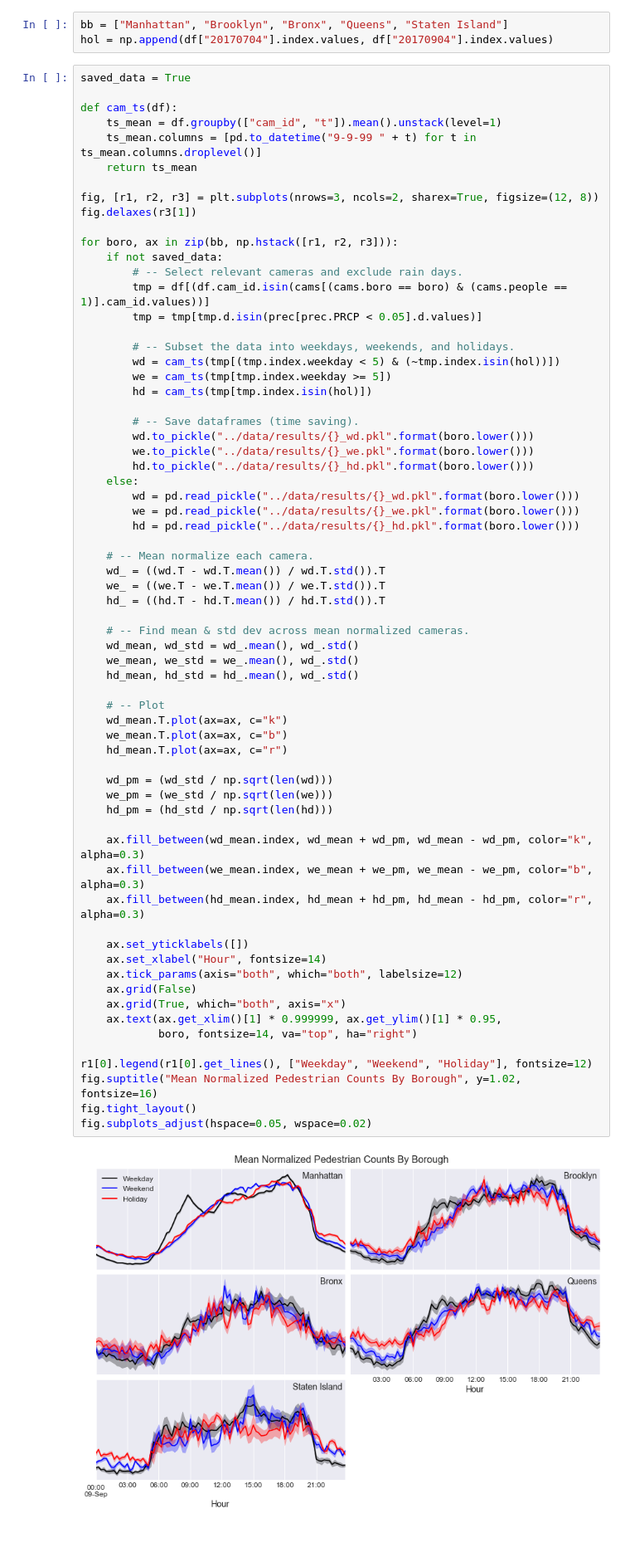
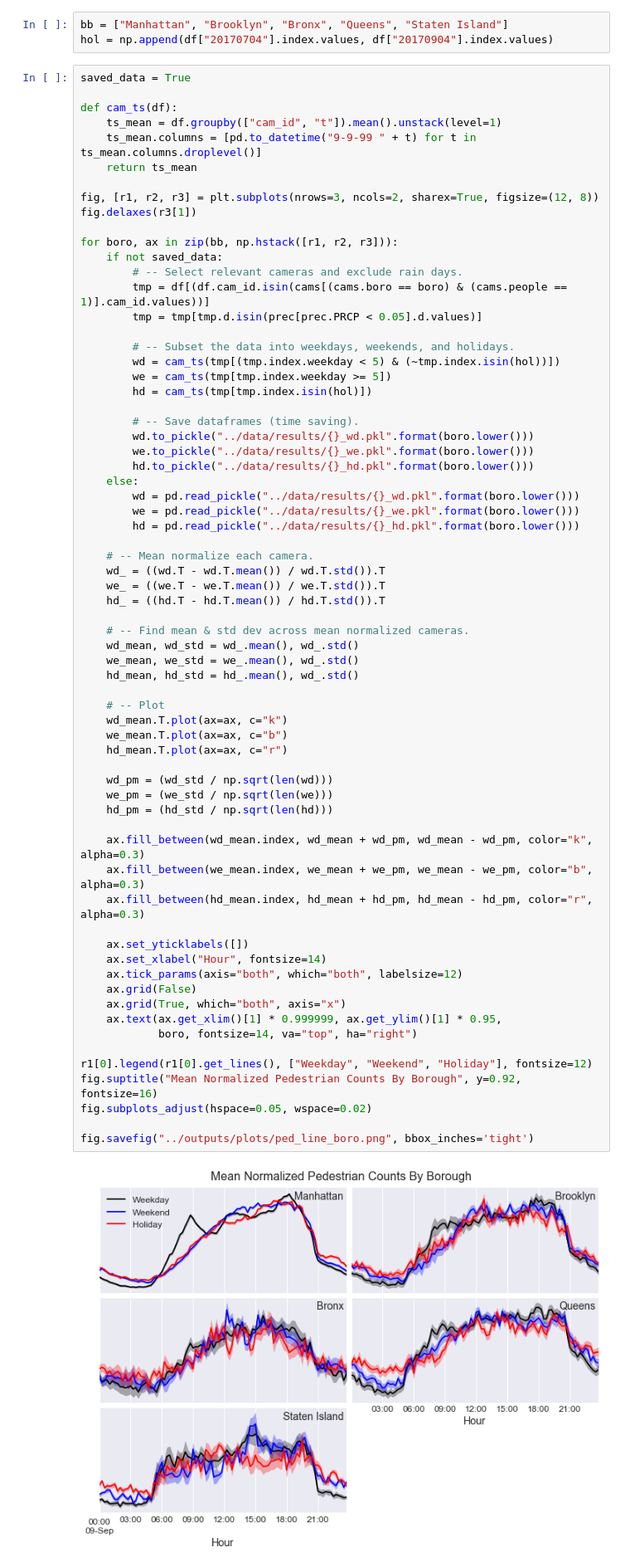
Before and after one commit to basyavasya-honmono/hadive, a Jupyter notebook: notebooks/1.0-JV-AssortedPlots.ipynb, the cells around one changed output. Shown at 83% size. Drawn from its saved outputs; the diff is of its cells as text; blank space fills up the shorter version.

Commit message:
Updated plots and output to file

```diff
--- a/notebooks/1.0-JV-AssortedPlots.ipynb
+++ b/notebooks/1.0-JV-AssortedPlots.ipynb
@@ -109,33 +117,34 @@ for boro, ax in zip(bb, np.hstack([r1, r2, r3])):
 
     # -- Find mean & std dev across mean normalized cameras.
     wd_mean, wd_std = wd_.mean(), wd_.std()
     we_mean, we_std = we_.mean(), wd_.std()
     hd_mean, hd_std = hd_.mean(), wd_.std()
 
     # -- Plot
     wd_mean.T.plot(ax=ax, c="k")
     we_mean.T.plot(ax=ax, c="b")
     hd_mean.T.plot(ax=ax, c="r")
 
     wd_pm = (wd_std / np.sqrt(len(wd)))
     we_pm = (we_std / np.sqrt(len(we)))
     hd_pm = (hd_std / np.sqrt(len(hd)))
 
     ax.fill_between(wd_mean.index, wd_mean + wd_pm, wd_mean - wd_pm, color="k", alpha=0.3)
     ax.fill_between(we_mean.index, we_mean + we_pm, we_mean - we_pm, color="b", alpha=0.3)
     ax.fill_between(hd_mean.index, hd_mean + hd_pm, hd_mean - hd_pm, color="r", alpha=0.3)
 
     ax.set_yticklabels([])
     ax.set_xlabel("Hour", fontsize=14)
     ax.tick_params(axis="both", which="both", labelsize=12)
     ax.grid(False)
     ax.grid(True, which="both", axis="x")
     ax.text(ax.get_xlim()[1] * 0.999999, ax.get_ylim()[1] * 0.95,
             boro, fontsize=14, va="top", ha="right")
 
 r1[0].legend(r1[0].get_lines(), ["Weekday", "Weekend", "Holiday"], fontsize=12)
-fig.suptitle("Mean Normalized Pedestrian Counts By Borough", y=1.02, fontsize=16)
-fig.tight_layout()
+fig.suptitle("Mean Normalized Pedestrian Counts By Borough", y=0.92, fontsize=16)
 fig.subplots_adjust(hspace=0.05, wspace=0.02)
+
+fig.savefig("../outputs/plots/ped_line_boro.png", bbox_inches='tight')
 # %% [output]
-[figure, old version]
+[figure, new version]
```
Also changed, not shown: parts of 30 cells of this notebook, 1 other file.
